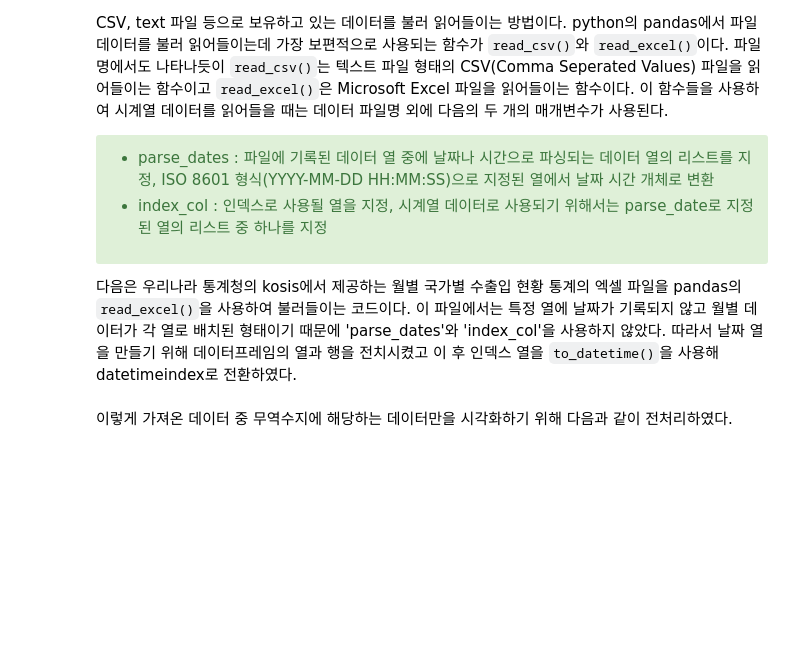
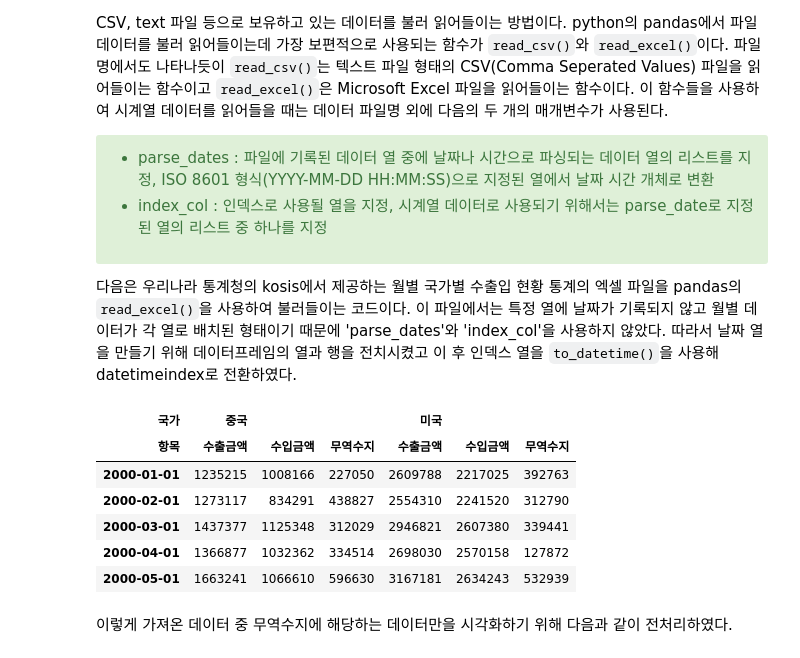
Before and after one commit to 2stndard/time_series_in_python, a Jupyter notebook: chap2/3.data_import.ipynb, the cells around one changed output. Drawn from its saved outputs; the diff is of its cells as text; code cells hidden in the pictures; blank space fills up the shorter version.

```diff
--- a/chap2/3.data_import.ipynb
+++ b/chap2/3.data_import.ipynb
@@ -82,10 +110,18 @@ plt.show()
 # %%
 df_import = pd.read_excel('./국가별_수출입현황_20230218214213.xlsx')
 df_import['항목'] = df_import['항목'].str.strip("(천불) ")
 df_import.rename(columns={'국가별(1)': '국가', '항목':'항목'}, inplace=True)
 df_import = df_import.set_index(['국가', '항목']).transpose()
 df_import.index = pd.to_datetime(df_import.index)
-df_import.head()
+df_import[['중국', '미국']].head()
+# %% [output]
+| 국가 | 중국 |  |  | 미국 |  |  |
+| 항목 | 수출금액 | 수입금액 | 무역수지 | 수출금액 | 수입금액 | 무역수지 |
+| 2000-01-01 | 1235215 | 1008166 | 227050 | 2609788 | 2217025 | 392763 |
+| 2000-02-01 | 1273117 | 834291 | 438827 | 2554310 | 2241520 | 312790 |
+| 2000-03-01 | 1437377 | 1125348 | 312029 | 2946821 | 2607380 | 339441 |
+| 2000-04-01 | 1366877 | 1032362 | 334514 | 2698030 | 2570158 | 127872 |
+| 2000-05-01 | 1663241 | 1066610 | 596630 | 3167181 | 2634243 | 532939 |
 # %% [markdown]
 이렇게 가져온 데이터 중 무역수지에 해당하는 데이터만을 시각화하기 위해 다음과 같이 전처리하였다.
 # %%
```
Also changed, not shown: parts of 8 cells of this notebook, 15 other files.
